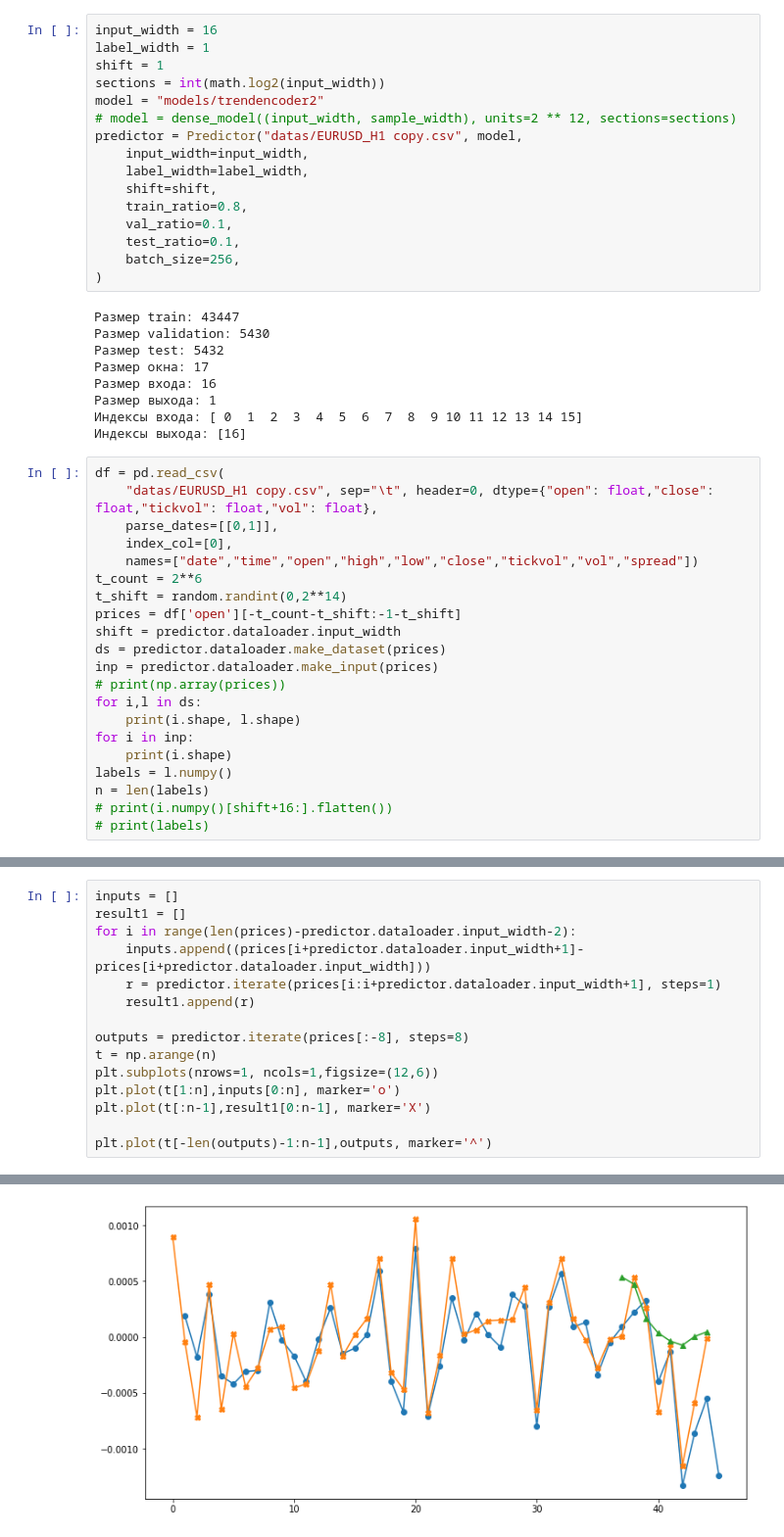
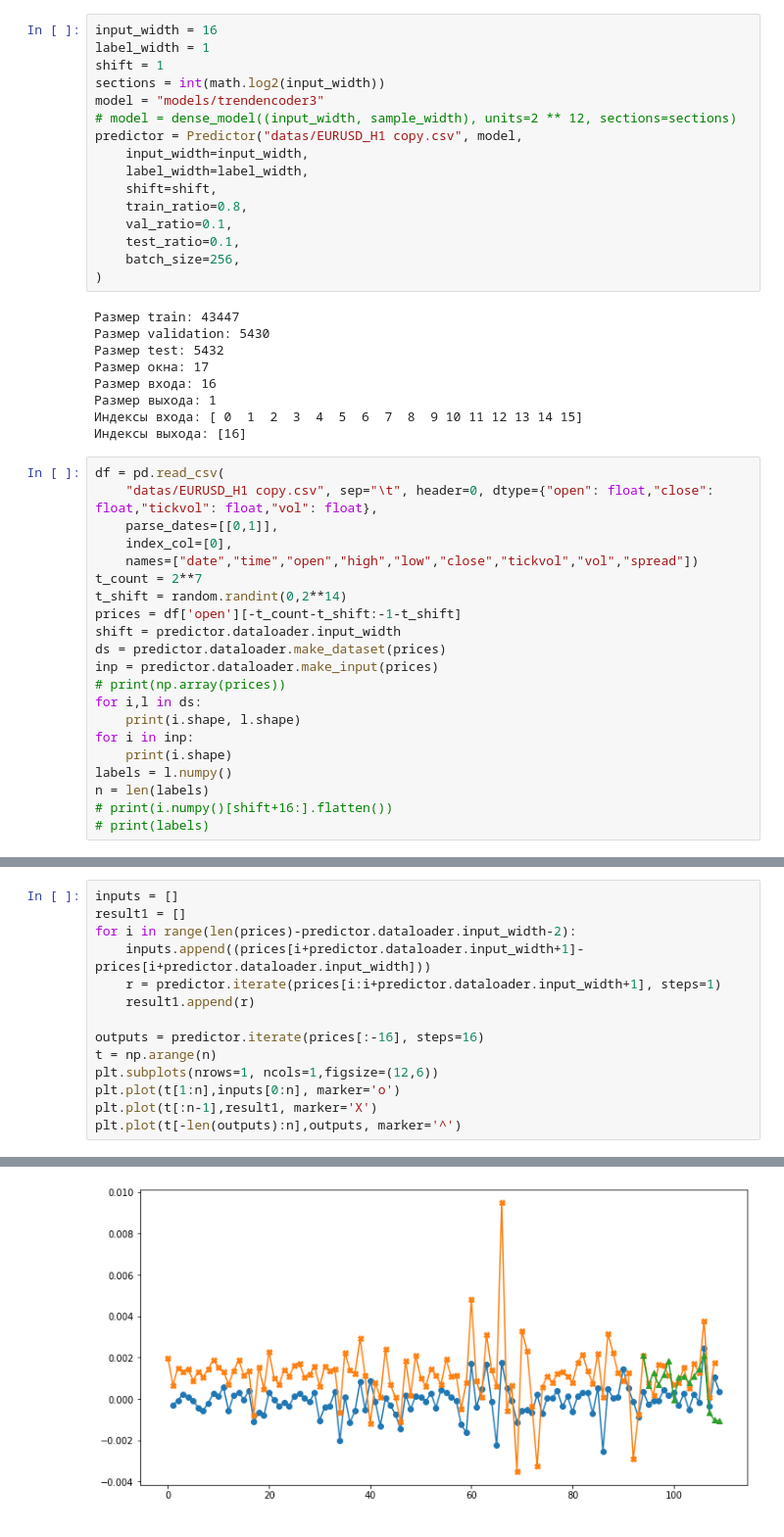
Before and after one commit to gurgutan/predictor, a Jupyter notebook: test3.ipynb, the cells around one changed output, grey strips where cells are left out. Shown at 98% size. Drawn from its saved outputs; the diff is of its cells as text.

Commit message:
Predictor.iterate

```diff
--- a/test3.ipynb
+++ b/test3.ipynb
@@ -12,7 +12,7 @@ input_width = 16
 label_width = 1
 shift = 1
 sections = int(math.log2(input_width))
-model = "models/trendencoder2"
+model = "models/trendencoder3"
 # model = dense_model((input_width, sample_width), units=2 ** 12, sections=sections)
 predictor = Predictor("datas/EURUSD_H1 copy.csv", model,
     input_width=input_width,
@@ -38,7 +38,7 @@ df = pd.read_csv(
     parse_dates=[[0,1]],
     index_col=[0],
     names=["date","time","open","high","low","close","tickvol","vol","spread"])
-t_count = 2**6
+t_count = 2**7
 t_shift = random.randint(0,2**14)
 prices = df['open'][-t_count-t_shift:-1-t_shift]
 shift = predictor.dataloader.input_width
@@ -59,18 +59,17 @@ n = len(labels)
 # %%
 inputs = []
 result1 = []
 for i in range(len(prices)-predictor.dataloader.input_width-2):
     inputs.append((prices[i+predictor.dataloader.input_width+1]-prices[i+predictor.dataloader.input_width]))
     r = predictor.iterate(prices[i:i+predictor.dataloader.input_width+1], steps=1)
     result1.append(r)
 
-outputs = predictor.iterate(prices[:-8], steps=8)
+outputs = predictor.iterate(prices[:-16], steps=16)
 t = np.arange(n)
 plt.subplots(nrows=1, ncols=1,figsize=(12,6))
 plt.plot(t[1:n],inputs[0:n], marker='o')
-plt.plot(t[:n-1],result1[0:n-1], marker='X')
-
-plt.plot(t[-len(outputs)-1:n-1],outputs, marker='^')
+plt.plot(t[:n-1],result1, marker='X')
+plt.plot(t[-len(outputs):n],outputs, marker='^')
 # %% [output]
 [<matplotlib.lines.Line2D at 0x...>]
-[figure, old version]
+[figure, new version]
```
Also changed, not shown: parts of 1 cell of this notebook, 6 other files.
